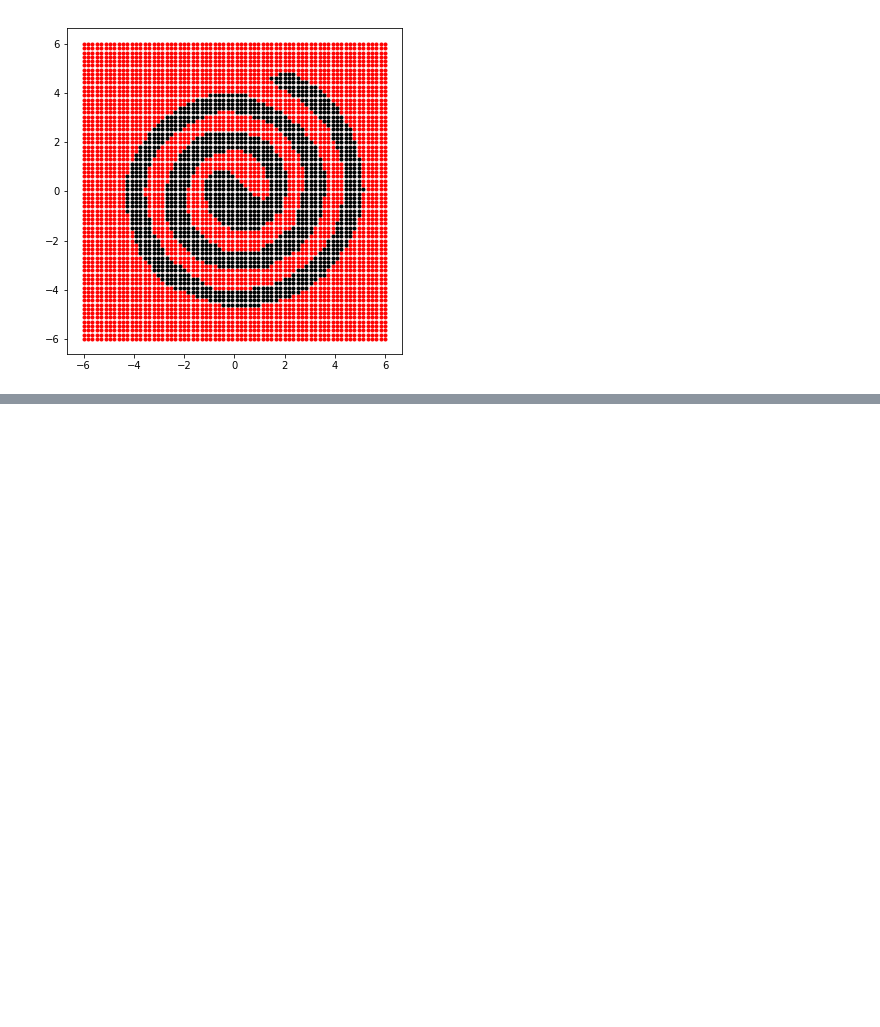
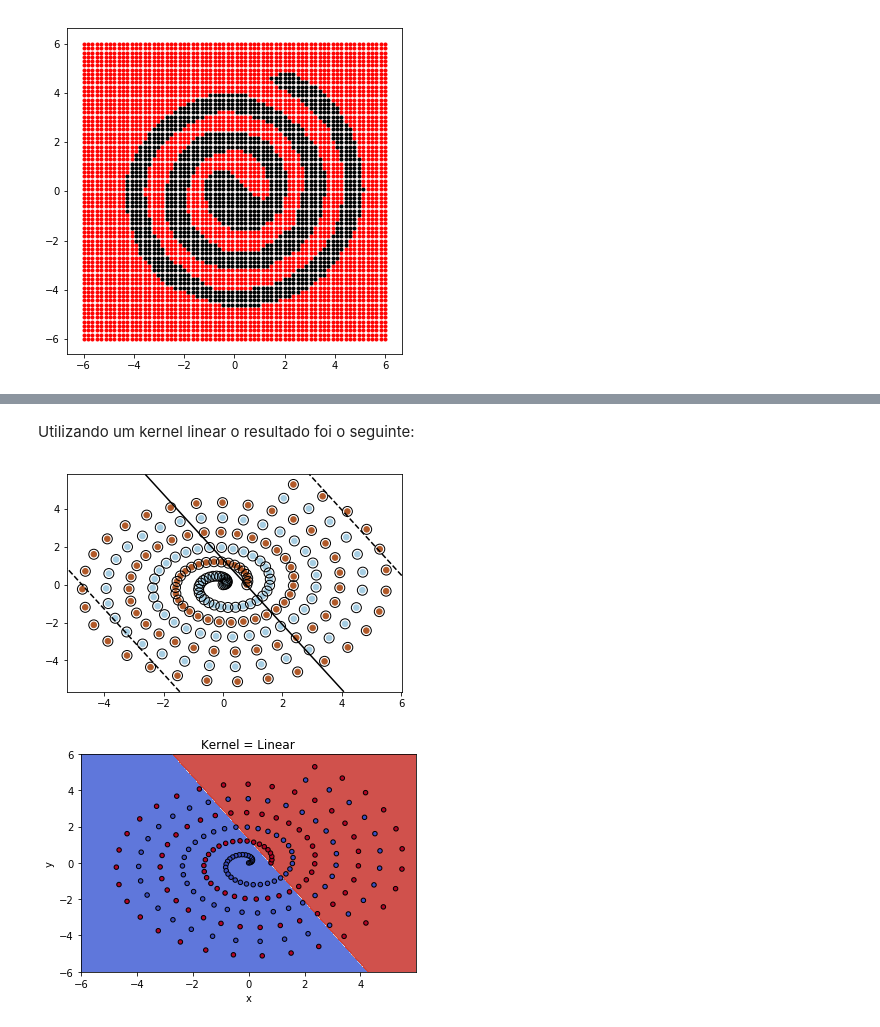
Before and after one commit to victorers1/DCA0133-AprendizagemDeMaquina, a Jupyter notebook: Unidade 2/Q5-Espiral.ipynb, the cells around one changed output, grey strips where cells are left out. Saved outputs shown, nothing was run; the diff lists cells and outputs as text; code cells hidden in the pictures; blank space fills up the shorter version.

```diff
--- a/Unidade 2/Q5-Espiral.ipynb
+++ b/Unidade 2/Q5-Espiral.ipynb
@@ -107,0 +218,41 @@ plt.show()
+# %% [markdown]
+Utilizando um kernel linear o resultado foi o seguinte:
+# %%
+clf = svm.SVC(kernel='linear', C=10000)
+clf.fit(X, y)
+plt.scatter(X[:, 0], X[:, 1], c=y, s=30, cmap=plt.cm.Paired)
+ax = plt.gca()
+xlim = ax.get_xlim()
+ylim = ax.get_ylim()
+# create grid to evaluate model
+xx = np.linspace(xlim[0], xlim[1], 30)
+yy = np.linspace(ylim[0], ylim[1], 30)
+YY, XX = np.meshgrid(yy, xx)
+xy = np.vstack([XX.ravel(), YY.ravel()]).T
+Z = clf.decision_function(xy).reshape(XX.shape)
+
+# plot decision boundary and margins
+ax.contour(XX, YY, Z, colors='k', levels=[-1,0,1], alpha=1,
+           linestyles=['--', '-', '--'])
+# plot support vectors
+ax.scatter(clf.support_vectors_[:, 0], clf.support_vectors_[:, 1], s=100,
+           linewidth=1, facecolors='none', edgecolors='k')
+plt.show()
+
+ax = plt.gca()
+
+X0, X1 = X[:, 0], X[:, 1]
+xx, yy = make_meshgrid(X0, X1)
+
+plot_contours(ax, clf, xx, yy, cmap=plt.cm.coolwarm, alpha=0.9)
+ax.scatter(X0, X1, c=y, cmap=plt.cm.coolwarm, s=20, edgecolors='k')
+ax.set_xlim(xx.min(), xx.max())
+ax.set_ylim(yy.min(), yy.max())
+ax.set_xlabel('x')
+ax.set_ylabel('y')
+ax.set_title('Kernel = Linear')
+
+plt.show()
+# %% [output]
+[figure, added]
+[figure, added]
```
Also changed, not shown: parts of 12 cells of this notebook.
